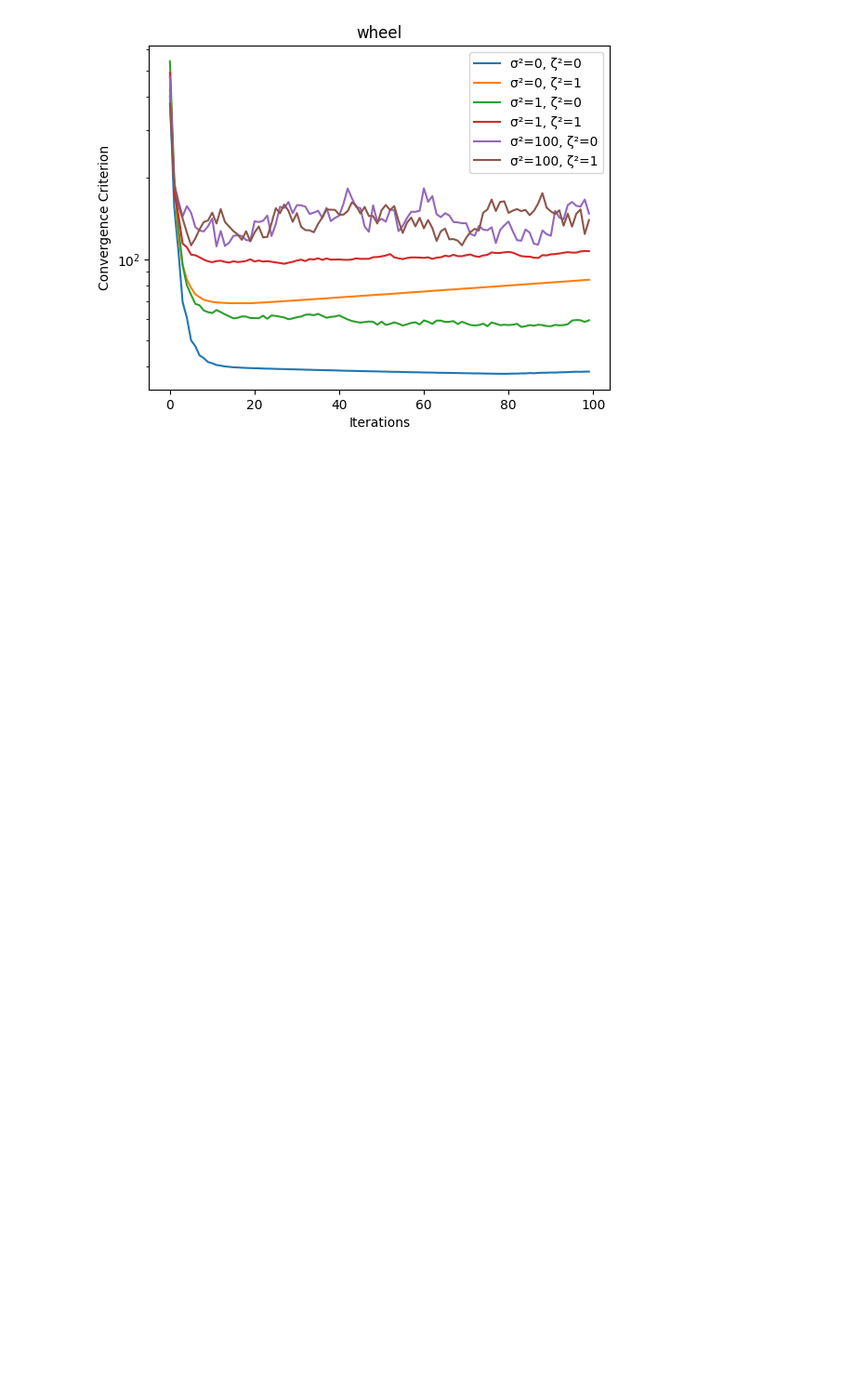
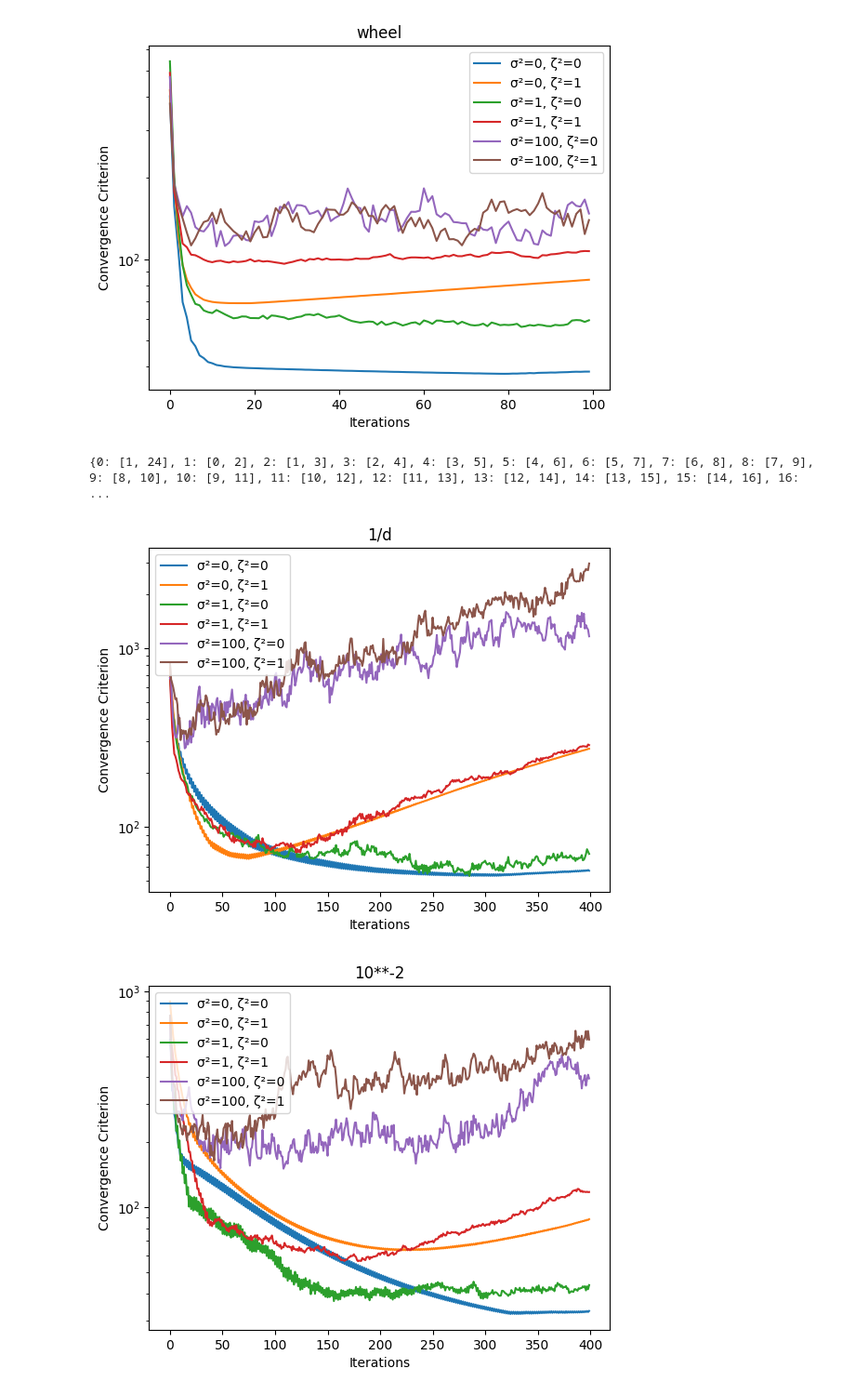
Before and after one commit to balian729/optimization_decentralized_sgd, a Jupyter notebook: Decentralized_SGD/DSGD.ipynb, the cells around one changed output. Shown at 93% size. Saved outputs shown, nothing was run; the diff lists cells and outputs as text; code cells hidden in the pictures; blank space fills up the shorter version.

```diff
--- a/Decentralized_SGD/DSGD.ipynb
+++ b/Decentralized_SGD/DSGD.ipynb
@@ -10,9 +10,8 @@ dataset = "DSGD.txt"
 data = load_svmlight_file(dataset)
 X, y = data[0].toarray(), data[1]
 
-y = 2 * y - 3
-X_train, X_test, y_train, y_test = train_test_split(X, y, test_size=0.2, random_state=42)
 
+X_train, X_test, y_train, y_test = train_test_split(X, 2 * y - 3, test_size=0.2, random_state=42)
 
 def calc_L(b=97):
     s = len(X_train) // b
@@ -244,7 +245,7 @@ for topology in topologies:
             model_parameters_ = [np.random.randn(X_train.shape[1])
                                 for _ in range(num_nodes_)]
             convergence_data_.append(run_experiment(num_nodes_, X_, y_,
-                        model_parameters_, eta_, lambda__, topology_, sigma=sigma, zeta=zeta, num_iterations=100))
+                        model_parameters_, lambda t: eta_, lambda__, topology_, sigma=sigma, zeta=zeta, num_iterations=100))
 
 
 experiments_.append((sigma_values_, zeta_values_, convergence_data_))
@@ -274,3 +275,47 @@ for topology in topologies:
 [figure]
 [figure]
 [figure]
+# %%
+# Run multiple experiments with different σ¯^2 and ¯ζ^2
+experiments_ = []
+sigma_values_ = [0, 1, 2]
+zeta_values_ = [0, 1]
+convergence_data_ = []
+print(network_topology_)
+eta_list_ = [lambda t: 1/b_, lambda t: 10**-2, lambda t: 1/(12*L_), lambda t: 1/(2+2*t), lambda t: 1/(12*np.sqrt(3)*L_), lambda t: 1/(96*np.sqrt(2)*L_), lambda t: 1/(4*L_), lambda t: 1/(4*L_*np.sqrt(12))]
+eta_labels = ['1/d', '10**-2', '1/12L', '1/(2+2t)', '1/(12L*sqrt(3))', '1/(96L*sqrt(2))', '1/4L', '1/(4L*sqrt(12))']
+
+for eta in eta_list_:
+    for sigma in sigma_values_:
+        for zeta in zeta_values_:
+            model_parameters_ = [np.random.randn(X_train.shape[1])
+                                for _ in range(num_nodes_)]
+            convergence_data_.append(run_experiment(num_nodes_, X_, y_,
+                        model_parameters_, eta, lambda__, network_topology_, sigma=sigma, zeta=zeta))
+
+
+experiments_.append((sigma_values_, zeta_values_, convergence_data_))
+
+# Plot the convergence data for each experiment
+i = 0
+k = 0
+for eta in eta_labels:
+    plt.figure(k)
+    plt.title(eta)
+
+    for sigma in sigma_values_:
+        for zeta in zeta_values_:
+
+            sigma_ = 100 if sigma==2 else sigma
+            plt.plot(convergence_data_[i], label=f'σ²={sigma_}, ζ²={zeta}')
+            i+=1
+    plt.yscale('log')
+    plt.xlabel('Iterations')
+    plt.ylabel('Convergence Criterion')
+    plt.legend()
+    plt.show()
+    k+=1
+# %% [output]
+{0: [1, 24], 1: [0, 2], 2: [1, 3], 3: [2, 4], 4: [3, 5], 5: [4, 6], 6: [5, 7], 7: [6, 8], 8: [7, 9], 9: [8, 10], 10: [9, 11], 11: [10, 12], 12: [11, 13], 13: [12, 14], 14: [13, 15], 15: [14, 16], 16:  ...
+[figure, added]
+[figure, added]
```
Also changed, not shown: parts of 3 cells of this notebook, 5 other files.
